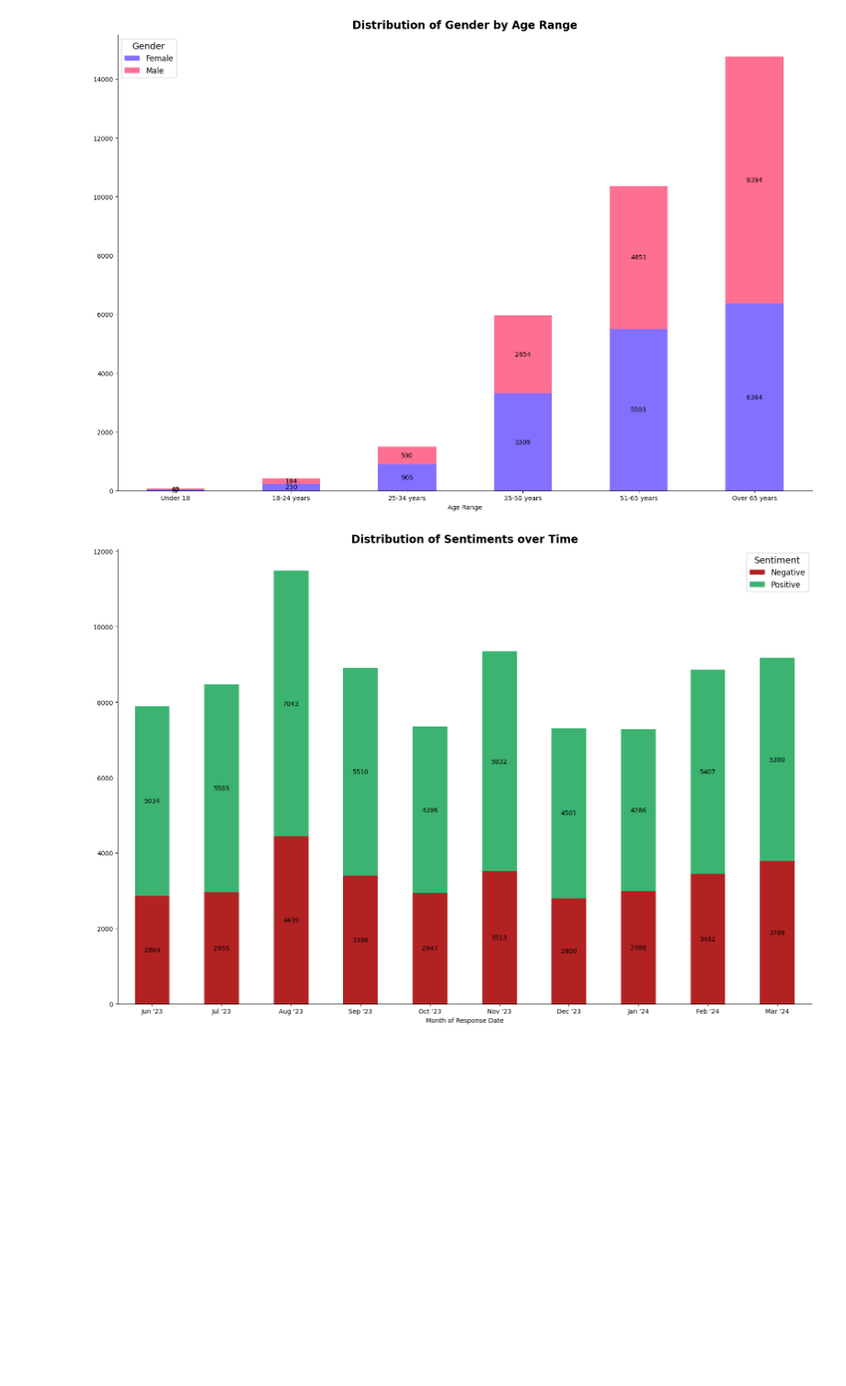
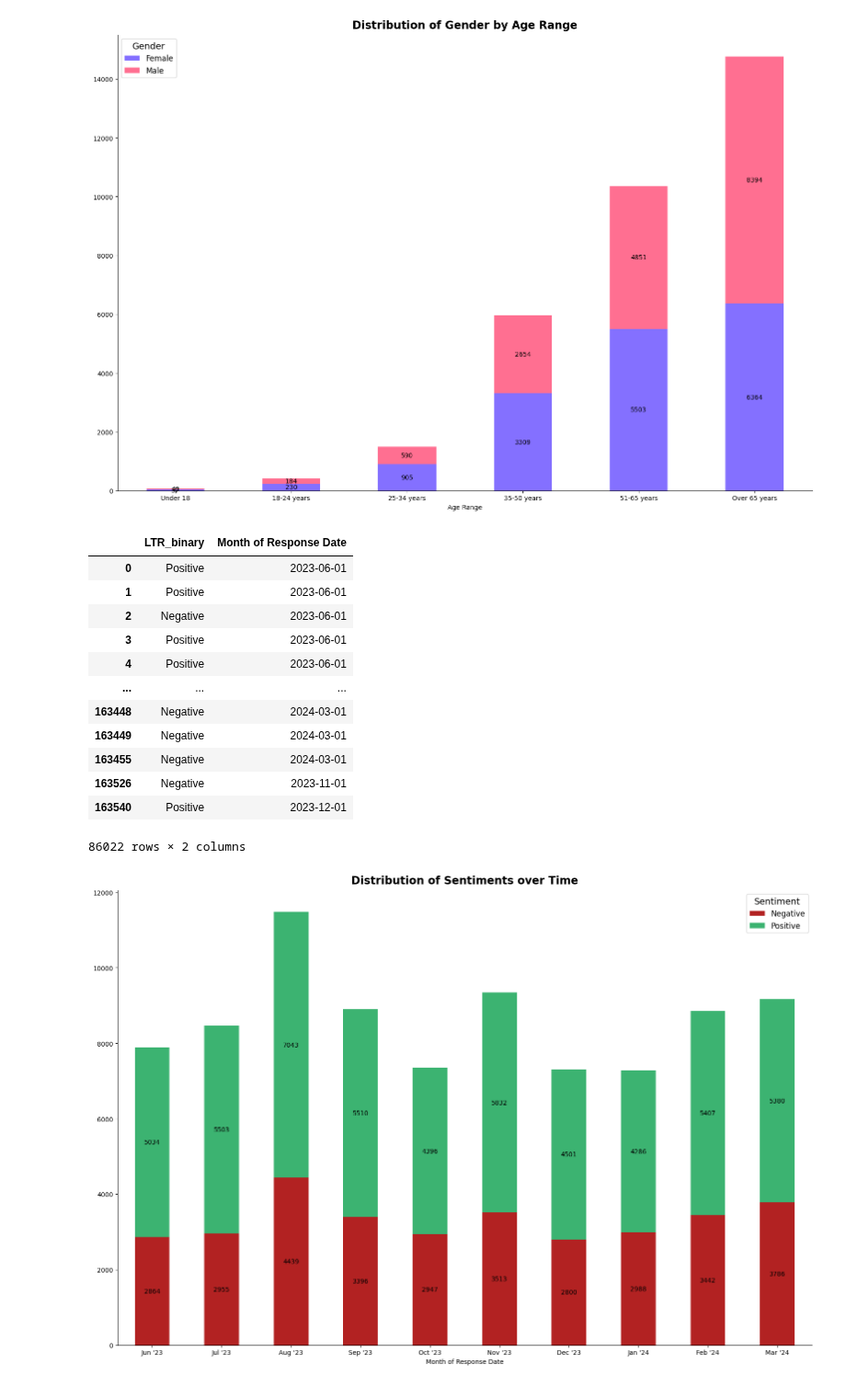
Before and after one commit to wd686/InkSightAnalyzer, a Jupyter notebook: Sandbox/streamlitProcessing/streamlitVisualizationsAndDFGenerations.ipynb, the cells around one changed output. Shown at 92% size. Cells and saved outputs as stored; diff of their text form; code cells hidden in the pictures; blank space fills up the shorter version.

```diff
--- a/visualizations_michael.ipynb
+++ b/Sandbox/streamlitProcessing/streamlitVisualizationsAndDFGenerations.ipynb
@@ -264,8 +260,24 @@ plt.show()
 # %%
 df2.loc[df2['LTR'] >= 6, 'LTR_binary'] = 'Positive'
 df2.loc[df2['LTR'] < 6, 'LTR_binary'] = 'Negative'
 
 sentimentTime_df = df2[['LTR_binary', 'Month of Response Date']]
+sentimentTime_df.to_csv("C:/Users/Michael/Documents/GitHub/InkSightAnalyzer/Sandbox/streamlitProcessing/generatedCSVs/sentimentTime.csv", index = False)
+sentimentTime_df
+# %% [output]
+|  | LTR_binary | Month of Response Date |
+| 0 | Positive | 2023-06-01 |
+| 1 | Positive | 2023-06-01 |
+| 2 | Negative | 2023-06-01 |
+| 3 | Positive | 2023-06-01 |
+| 4 | Positive | 2023-06-01 |
+| ... | ... | ... |
+| 163448 | Negative | 2024-03-01 |
+| 163449 | Negative | 2024-03-01 |
+| 163455 | Negative | 2024-03-01 |
+| 163526 | Negative | 2023-11-01 |
+| 163540 | Positive | 2023-12-01 |
+86022 rows × 2 columns
 # %%
 # Count occurrences
 time_Sentiment_counts = sentimentTime_df.groupby(['Month of Response Date', 'LTR_binary']).size().unstack(fill_value=0)
```
Also changed, not shown: parts of 9 cells of this notebook, 8 other files.
